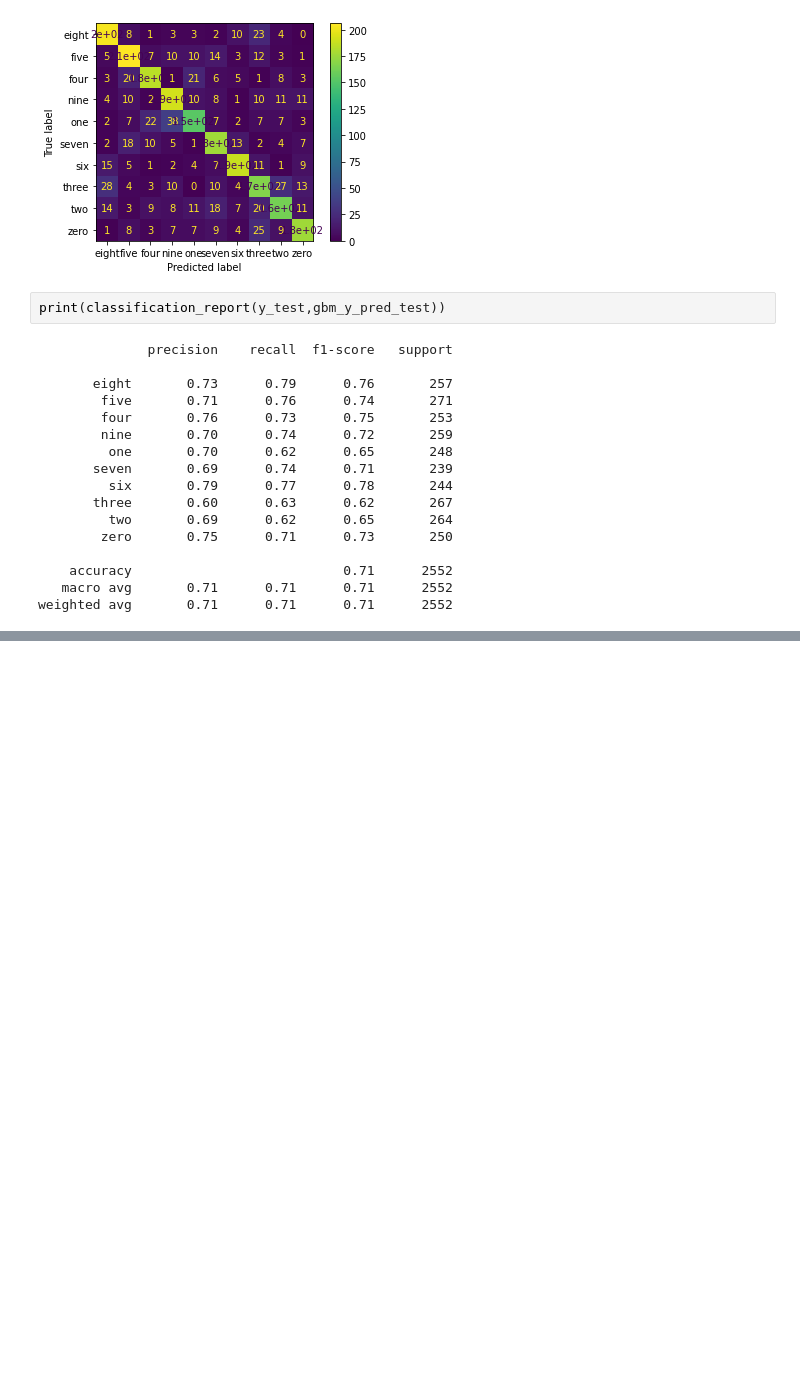
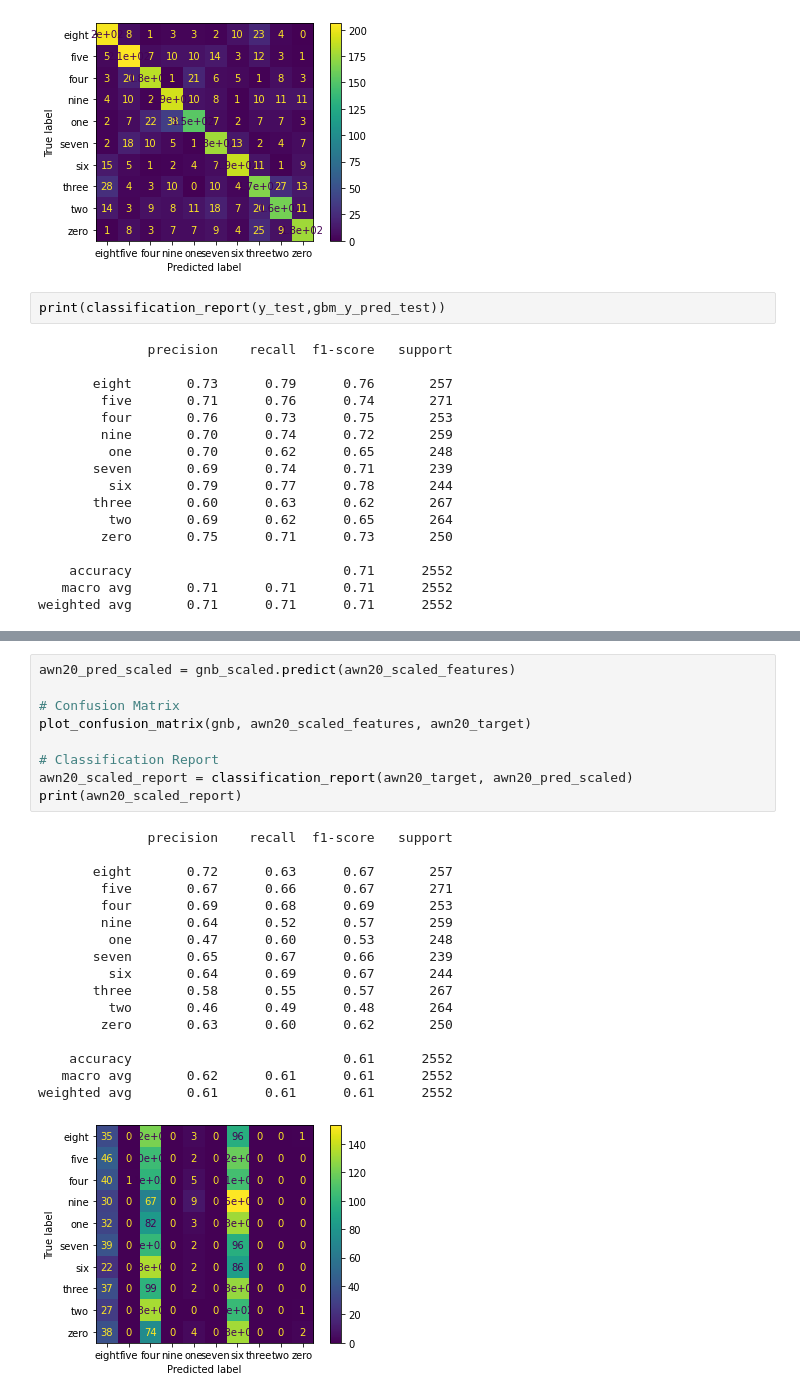
Before and after one commit to francotestori/aauba_02, a Jupyter notebook: Solution_Developement.ipynb, the cells around one changed output, grey strips where cells are left out. Cells and saved outputs as stored; diff of their text form; blank space fills up the shorter version.

```diff
--- a/Solution_Developement.ipynb
+++ b/Solution_Developement.ipynb
@@ -517,0 +574,27 @@ weighted avg       0.71      0.71      0.71      2552
+# %%
+awn20_pred_scaled = gnb_scaled.predict(awn20_scaled_features)
+
+# Confusion Matrix
+plot_confusion_matrix(gnb, awn20_scaled_features, awn20_target)
+
+# Classification Report
+awn20_scaled_report = classification_report(awn20_target, awn20_pred_scaled)
+print(awn20_scaled_report)
+# %% [output]
+              precision    recall  f1-score   support
+
+       eight       0.72      0.63      0.67       257
+        five       0.67      0.66      0.67       271
+        four       0.69      0.68      0.69       253
+        nine       0.64      0.52      0.57       259
+         one       0.47      0.60      0.53       248
+       seven       0.65      0.67      0.66       239
+         six       0.64      0.69      0.67       244
+       three       0.58      0.55      0.57       267
+         two       0.46      0.49      0.48       264
+        zero       0.63      0.60      0.62       250
+
+    accuracy                           0.61      2552
+   macro avg       0.62      0.61      0.61      2552
+weighted avg       0.61      0.61      0.61      2552
+[figure, added]
```
Also changed, not shown: parts of 34 cells of this notebook.
